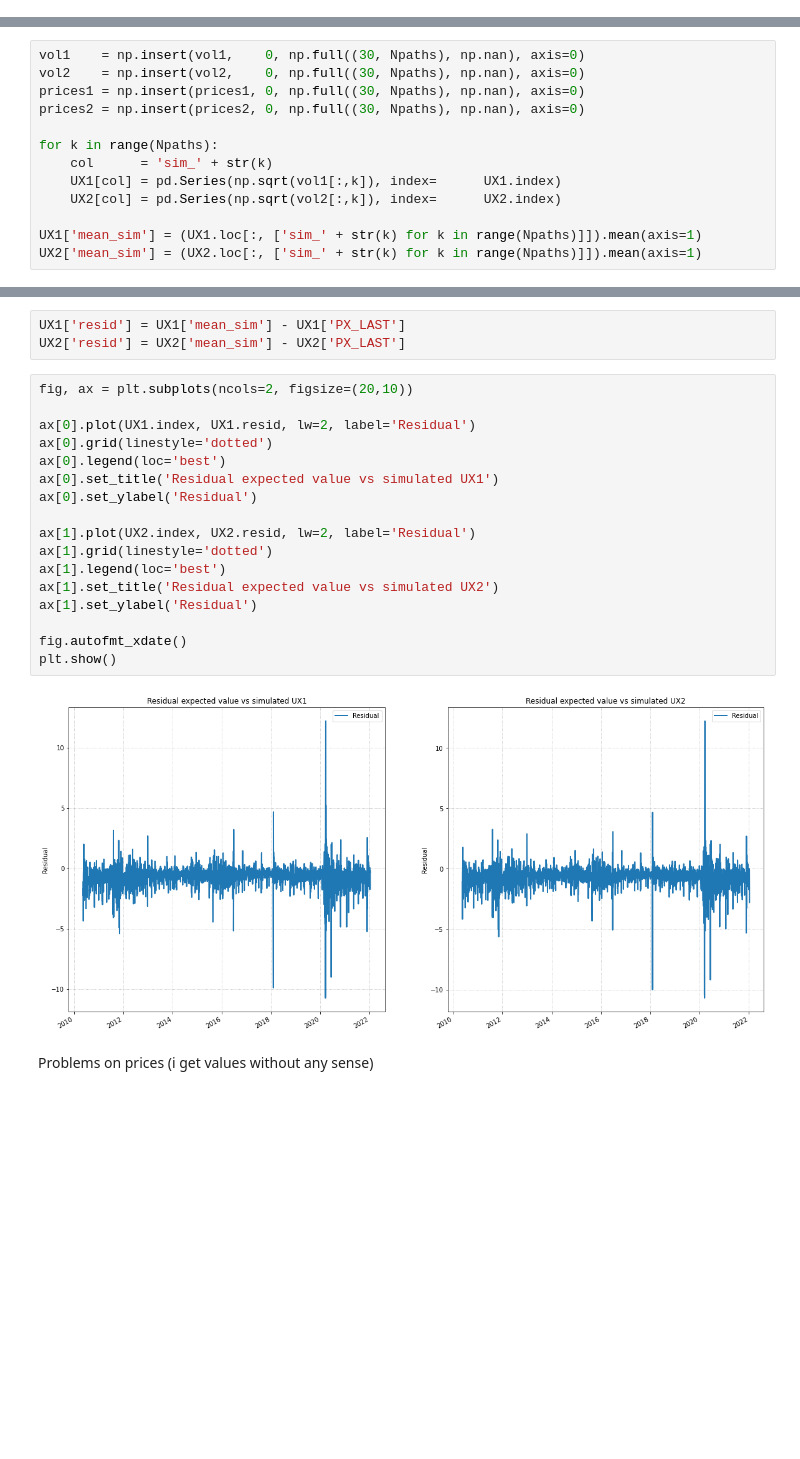
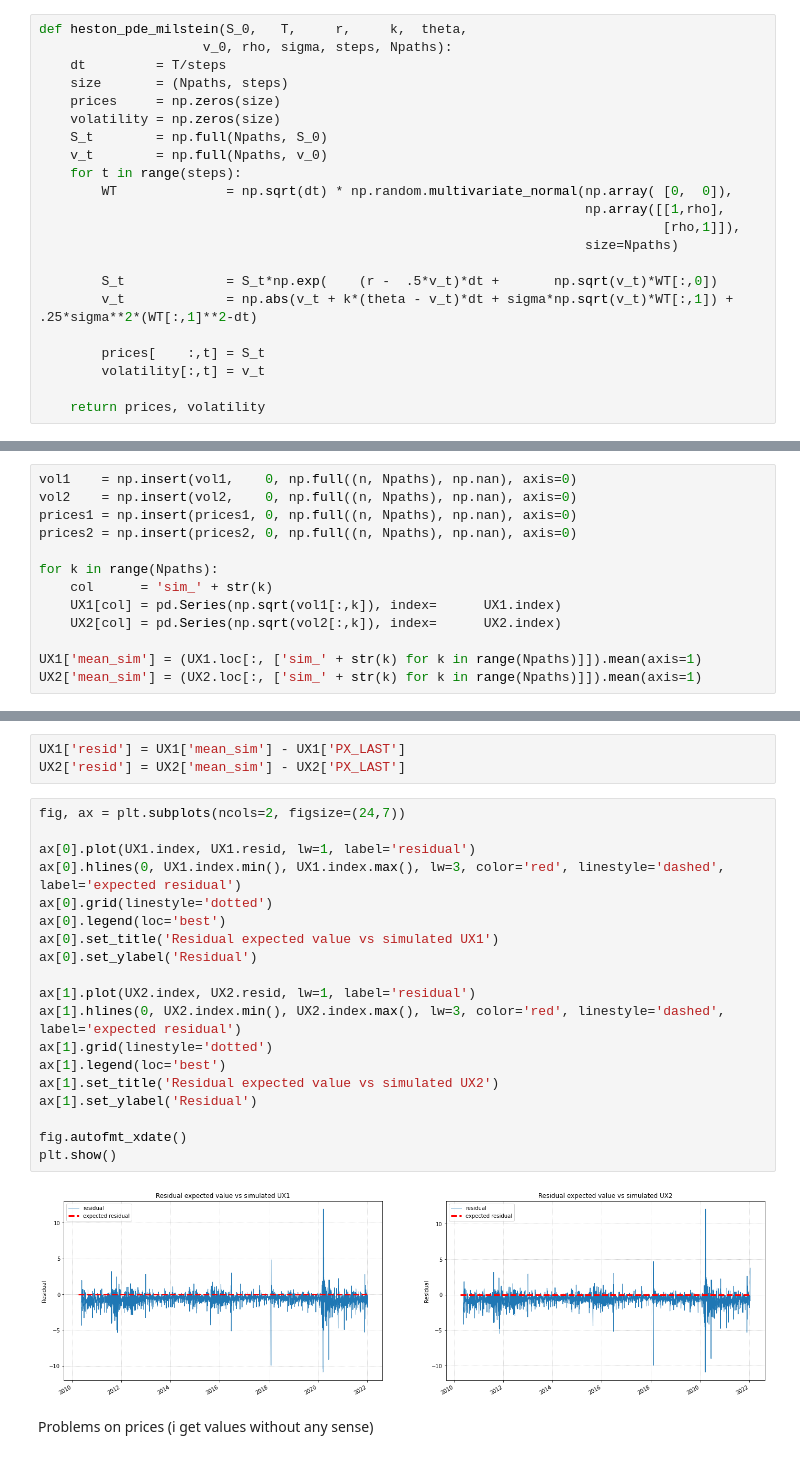
Before and after one commit to aidinattar/Volatility-carry-trading-strategy, a Jupyter notebook: Project.ipynb, the cells around one changed output, grey strips where cells are left out. Saved outputs shown, nothing was run; the diff lists cells and outputs as text; blank space fills up the shorter version.

```diff
--- a/Project.ipynb
+++ b/Project.ipynb
@@ -433,6 +433,28 @@ def heston_pde(S_0,   T,     r,     k,  theta,
         volatility[:,t] = v_t
 
     return prices, volatility
+# %%
+def heston_pde_milstein(S_0,   T,     r,     k,  theta,
+                     v_0, rho, sigma, steps, Npaths):
+    dt         = T/steps
+    size       = (Npaths, steps)
+    prices     = np.zeros(size)
+    volatility = np.zeros(size)
+    S_t        = np.full(Npaths, S_0)
+    v_t        = np.full(Npaths, v_0)
+    for t in range(steps):
+        WT              = np.sqrt(dt) * np.random.multivariate_normal(np.array( [0,  0]),
+                                                                      np.array([[1,rho],
+                                                                                [rho,1]]),
+                                                                      size=Npaths)
+
+        S_t             = S_t*np.exp(    (r -  .5*v_t)*dt +       np.sqrt(v_t)*WT[:,0])
+        v_t             = np.abs(v_t + k*(theta - v_t)*dt + sigma*np.sqrt(v_t)*WT[:,1]) + .25*sigma**2*(WT[:,1]**2-dt)
+
+        prices[    :,t] = S_t
+        volatility[:,t] = v_t
+
+    return prices, volatility
 # %%
 T       = 1
 steps   = 1
@@ -489,8 +512,8 @@ for i in range(30,UX1.index.size):
 # %%
-vol1    = np.insert(vol1,    0, np.full((30, Npaths), np.nan), axis=0)
-vol2    = np.insert(vol2,    0, np.full((30, Npaths), np.nan), axis=0)
-prices1 = np.insert(prices1, 0, np.full((30, Npaths), np.nan), axis=0)
-prices2 = np.insert(prices2, 0, np.full((30, Npaths), np.nan), axis=0)
+vol1    = np.insert(vol1,    0, np.full((n, Npaths), np.nan), axis=0)
+vol2    = np.insert(vol2,    0, np.full((n, Npaths), np.nan), axis=0)
+prices1 = np.insert(prices1, 0, np.full((n, Npaths), np.nan), axis=0)
+prices2 = np.insert(prices2, 0, np.full((n, Npaths), np.nan), axis=0)
 
 for k in range(Npaths):
     col      = 'sim_' + str(k)
@@ -545,24 +572,26 @@ plt.show()
 UX1['resid'] = UX1['mean_sim'] - UX1['PX_LAST']
 UX2['resid'] = UX2['mean_sim'] - UX2['PX_LAST']
 # %%
-fig, ax = plt.subplots(ncols=2, figsize=(20,10))
+fig, ax = plt.subplots(ncols=2, figsize=(24,7))
 
-ax[0].plot(UX1.index, UX1.resid, lw=2, label='Residual')
+ax[0].plot(UX1.index, UX1.resid, lw=1, label='residual')
+ax[0].hlines(0, UX1.index.min(), UX1.index.max(), lw=3, color='red', linestyle='dashed', label='expected residual')
 ax[0].grid(linestyle='dotted')
 ax[0].legend(loc='best')
 ax[0].set_title('Residual expected value vs simulated UX1')
 ax[0].set_ylabel('Residual')
 
-ax[1].plot(UX2.index, UX2.resid, lw=2, label='Residual')
+ax[1].plot(UX2.index, UX2.resid, lw=1, label='residual')
+ax[1].hlines(0, UX2.index.min(), UX2.index.max(), lw=3, color='red', linestyle='dashed', label='expected residual')
 ax[1].grid(linestyle='dotted')
 ax[1].legend(loc='best')
 ax[1].set_title('Residual expected value vs simulated UX2')
 ax[1].set_ylabel('Residual')
 
 fig.autofmt_xdate()
 plt.show()
 # %% [output]
-[figure, old version]
+[figure, new version]
 # %% [markdown]
 Problems on prices (i get values without any sense)
 # %%
```
Also changed, not shown: parts of 8 cells of this notebook, 1 other file.
